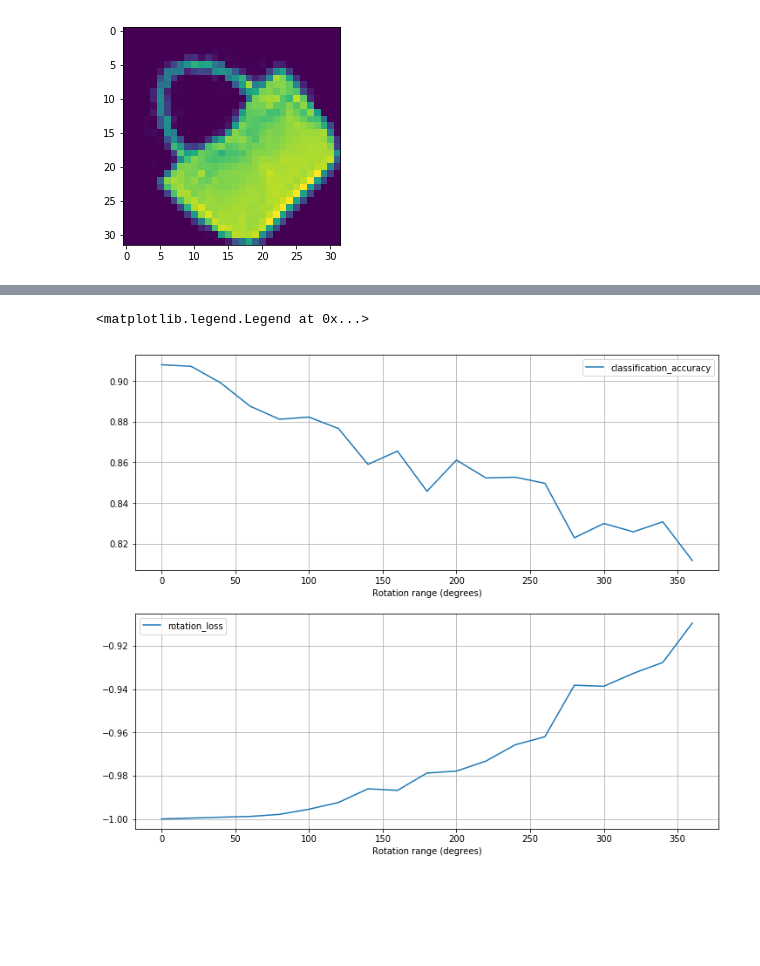
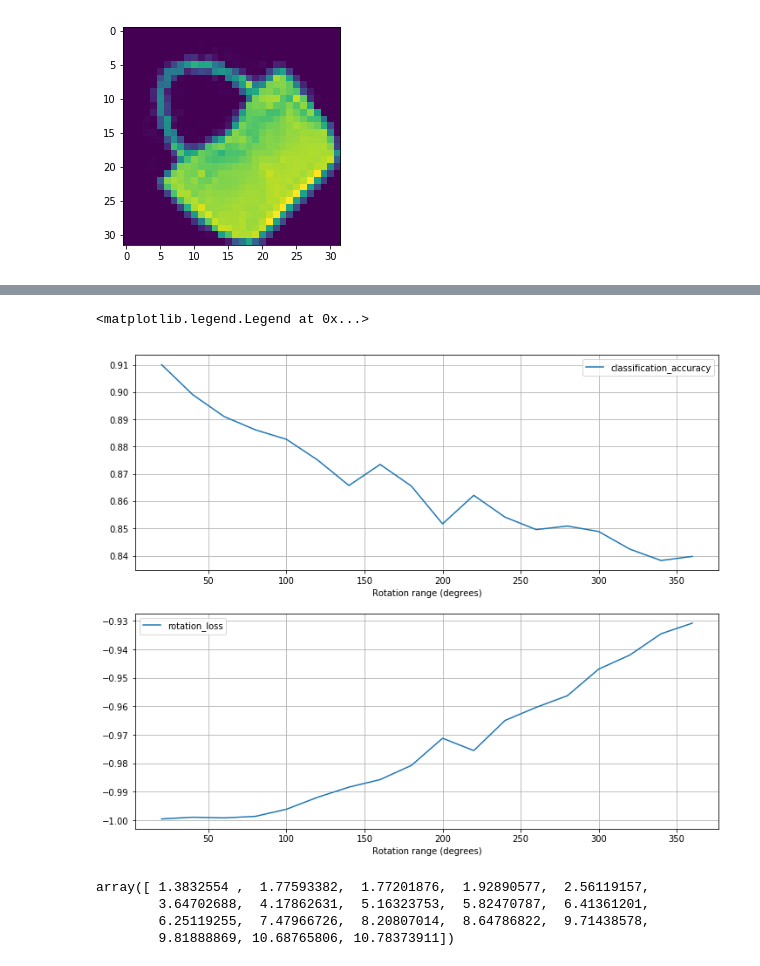
Before and after one commit to ralbertazzi/rotation-project, a Jupyter notebook: 02_Predict_Rotation_MNIST.ipynb, the cells around one changed output, grey strips where cells are left out. Drawn from its saved outputs; the diff is of its cells as text; code cells hidden in the pictures; blank space fills up the shorter version.

```diff
--- a/02_Predict_Rotation_MNIST.ipynb
+++ b/02_Predict_Rotation_MNIST.ipynb
@@ -52,7 +52,7 @@ def generate_random_rotations(X, Y, n_rotations_per_sample, rot_range=10):
 
         for _ in range(n_rotations_per_sample):
 
-            rotation = np.random.randint(-rot_range, rot_range+1)
+            rotation = np.random.randint(-rot_range, rot_range)
             rotated_image = cv2_rotate(image, rotation)
             new_X.append(rotated_image)
             new_Y.append(label)
@@ -85,22 +85,30 @@ R_test_sin_cos = create_rot_sin_cos(R_test_radians)
 # %%
 from keras import layers
 from keras import models
+from keras import losses
 import keras.backend as K
+
+def cosine_proximity_unitary(y_true, y_pred):
+
+    dot_product_loss = losses.cosine_proximity(y_true, y_pred)
+    unit_circle_loss = K.square(1 - (K.square(y_pred[:, 0]) + K.square(y_pred[:, 1])))
+    return dot_product_loss + 0.05 * unit_circle_loss
+
 
 def build_model(use_labels=True, use_rotation=True):
 
     input_layer = layers.Input(X_train_rot.shape[1:], name='image_input')
     x = input_layer
 
-    x = layers.Conv2D(32, (3,3), activation='relu')(x)
-    x = layers.Conv2D(32, (3,3), activation='relu')(x)
+    x = layers.Conv2D(32, (3,3), padding='same', activation='relu')(x)
+    x = layers.Conv2D(32, (3,3), padding='same', activation='relu')(x)
     x = layers.MaxPool2D()(x)
     x = layers.Dropout(0.25)(x)
     flatten = layers.Flatten()(x)
 
     if use_labels:
         y = layers.Dense(128, activation='relu')(flatten)
-        y = layers.Dropout(0.5)(y)
+        y = layers.Dropout(0.25)(y)
         y = layers.Dense(nb_classes, activation='softmax', name='y')(y)
 
     if use_rotation:
@@ -168,13 +176,16 @@ def train_model(model, use_labels=True, use_rotation=True):
                      epochs=10)
 # %%
 histories = []
+diff_degrees = []
+y_preds = []
+r_preds = []
 
 use_labels = True
 use_rotation = True
 
 rot_step = 10
 
-for rot_range in range(0, 180 + rot_step, rot_step):
+for rot_range in range(10, 180 + rot_step, rot_step):
 
     print('Training on rotation range of +-', rot_range)
 
@@ -199,4 +210,13 @@ for rot_range in range(0, 180 + rot_step, rot_step):
 
     history = train_model(model, use_labels, use_rotation).history
     histories.append(history)
+
+    Y_pred, R_pred = model.predict(X_test_rot)
+    diff_degree = np.abs(np.arctan2(R_pred[:, 0], R_pred[:, 1]) * 180 / np.pi - R_test)
+    diff_degree = np.array([diff if diff < 180 else 360 - diff for diff in diff_degree])
+    print(np.mean(diff_degree))
+
+    diff_degrees.append(diff_degree)
+    y_preds.append(Y_pred)
+    r_preds.append(R_pred)
 # %% [output]
@@ -325,18 +330,25 @@ import matplotlib.pyplot as plt
 # %%
 plt.figure(figsize=(12, 10))
 plt.subplot(211)
 plt.grid()
-plt.plot(np.arange(0, 190, 10) * 2, data[:, 4], label='classification_accuracy')
+plt.plot(np.arange(10, 190, 10) * 2, data[:, 4], label='classification_accuracy')
 plt.xlabel('Rotation range (degrees)')
 plt.legend()
 plt.subplot(212)
 plt.grid()
-plt.plot(np.arange(0, 190, 10) * 2, data[:, 1], label='rotation_loss')
+plt.plot(np.arange(10, 190, 10) * 2, data[:, 1], label='rotation_loss')
 plt.xlabel('Rotation range (degrees)')
 plt.legend()
 # %% [output]
 <matplotlib.legend.Legend at 0x...>
-[figure, old version]
+[figure, new version]
+# %%
+np.mean(diff_degrees, axis=1)
+# %% [output]
+array([ 1.3832554 ,  1.77593382,  1.77201876,  1.92890577,  2.56119157,
+        3.64702688,  4.17862631,  5.16323753,  5.82470787,  6.41361201,
+        6.25119255,  7.47966726,  8.20807014,  8.64786822,  9.71438578,
+        9.81888869, 10.68765806, 10.78373911])
 # %%
 Y_pred, R_pred = model.predict(X_test_rot)
 # %%
```
Also changed, not shown: parts of 6 cells of this notebook, 12 other files.
